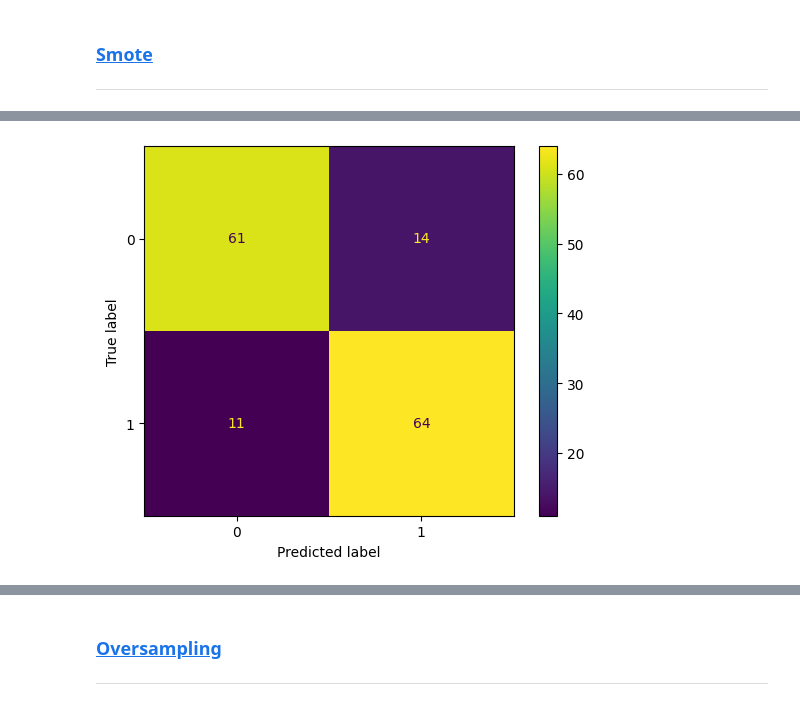
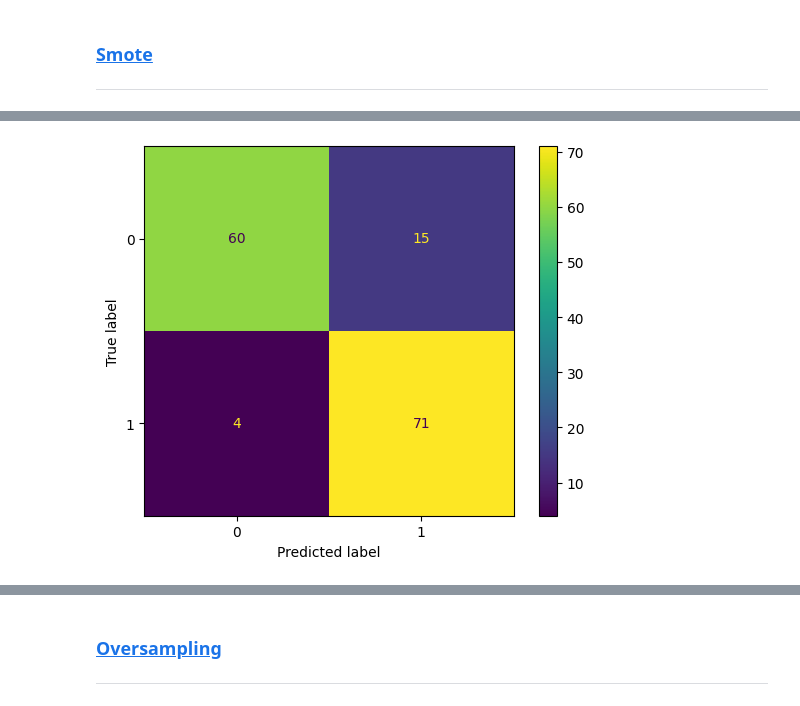
Before and after one commit to DandiMahendris/Auto-Insurance-Fraud-Detection, a Jupyter notebook: 05_modelling.ipynb, the cells around one changed output, grey strips where cells are left out. Saved outputs shown, nothing was run; the diff lists cells and outputs as text; code cells hidden in the pictures.

```diff
--- a/05_modelling.ipynb
+++ b/05_modelling.ipynb
@@ -672,7 +648,7 @@ cm_gb_over = confusion_matrix(y_true = y_valid['oversampling'],
                             y_pred = y_valid_gb_pred_over)
 
 disp_1 = ConfusionMatrixDisplay(confusion_matrix=cm_gb_over,
-                               display_labels=grad_tree.classes_)
+                               display_labels=grad_tree_over.classes_)
 disp_cm.append(disp_1)
 
 disp_1.plot()
@@ -752,7 +745,7 @@ cm_gb_smote = confusion_matrix(y_true = y_valid['smote'],
                             y_pred = y_valid_gb_pred_smote)
 
 disp_2 = ConfusionMatrixDisplay(confusion_matrix=cm_gb_smote,
-                               display_labels=grad_tree.classes_)
+                               display_labels=grad_tree_smote.classes_)
 
 disp_cm.append(disp_2)
 
@@ -874,30 +903,29 @@ plt.show()
 ### <a id='toc4_3_1_'></a>[Smote](#toc0_)
 ------
 # %%
-n_estimators = [1,10,30,50,70,100,150,200,250,300]
+n_estimators = [1,7,10,30,50,100,150,200,250,300]
 max_depth = np.arange(2,11,1)
 learning_rate = np.arange(0.1,1,0.1)
 scale_pos_weight = np.arange(0.1,0.5,0.1)
-gamma = np.arange(1,6,1)
+alpha = np.arange(1,6,1)
 
-xgb = XGBClassifier()
+xgb = XGBClassifier(random_state=123)
 
 dist_params_xgb1 = {
         "n_estimators" : n_estimators,
         "learning_rate" : learning_rate,
         "max_depth" : max_depth,
         "scale_pos_weight" : scale_pos_weight,
-        "gamma" : gamma,
+        "gamma" : alpha,
         "random_state" : [123]
     }
 
-xgb_cv = RandomizedSearchCV(
+xgb_cv = BayesSearchCV(
                     estimator=xgb,
-                    param_distributions = dist_params_xgb1,
-                    cv = 5,
+                    search_spaces=dist_params_xgb1,
+                    cv = cv,
                     scoring = 'recall',
                     n_jobs = -1,
-                    refit = True
                     )
 
 xgb_cv.fit(x_train["smote"], y_train["smote"])
@@ -906,11 +959,22 @@ xgb_cv.best_params_
 # %%
+# xgb_smote = XGBClassifier(
+#                     n_estimators = 7,
+#                     learning_rate = 0.7,
+#                     max_depth = 4,
+#                     scale_pos_weight = 0.4,
+#                     alpha = 5,
+#                     random_state=123)
+
 xgb_smote = XGBClassifier(
-                    n_estimators = 7,
-                    learning_rate = 0.7,
-                    max_depth = 4,
-                    scale_pos_weight = 0.4,
-                    alpha = 5,
-                    random_state=123)
+    n_estimators = xgb_cv.best_params_['n_estimators'],
+    learning_rate = xgb_cv.best_params_['learning_rate'],
+    max_depth = xgb_cv.best_params_['max_depth'],
+    scale_pos_weight = xgb_cv.best_params_['scale_pos_weight'],
+    gamma = xgb_cv.best_params_['gamma'],
+    random_state = 123
+)
+
+
 
 xgb_smote.fit(x_train["smote"], y_train["smote"])
 # %% [output]
@@ -942,12 +1006,12 @@ weighted avg       0.83      0.83      0.83       150
 # %%
 cm_xgb_smote = confusion_matrix(y_true = y_valid['smote'],
                             y_pred = y_valid_xgb_pred_smote)
 
 disp_3 = ConfusionMatrixDisplay(confusion_matrix=cm_xgb_smote,
-                               display_labels=grad_tree.classes_)
+                               display_labels=xgb_smote.classes_)
 disp_cm.append(disp_3)
 
 disp_3.plot()
 plt.show()
 # %% [output]
-[figure, old version]
+[figure, new version]
```
Also changed, not shown: parts of 61 cells of this notebook, 1 other file.
